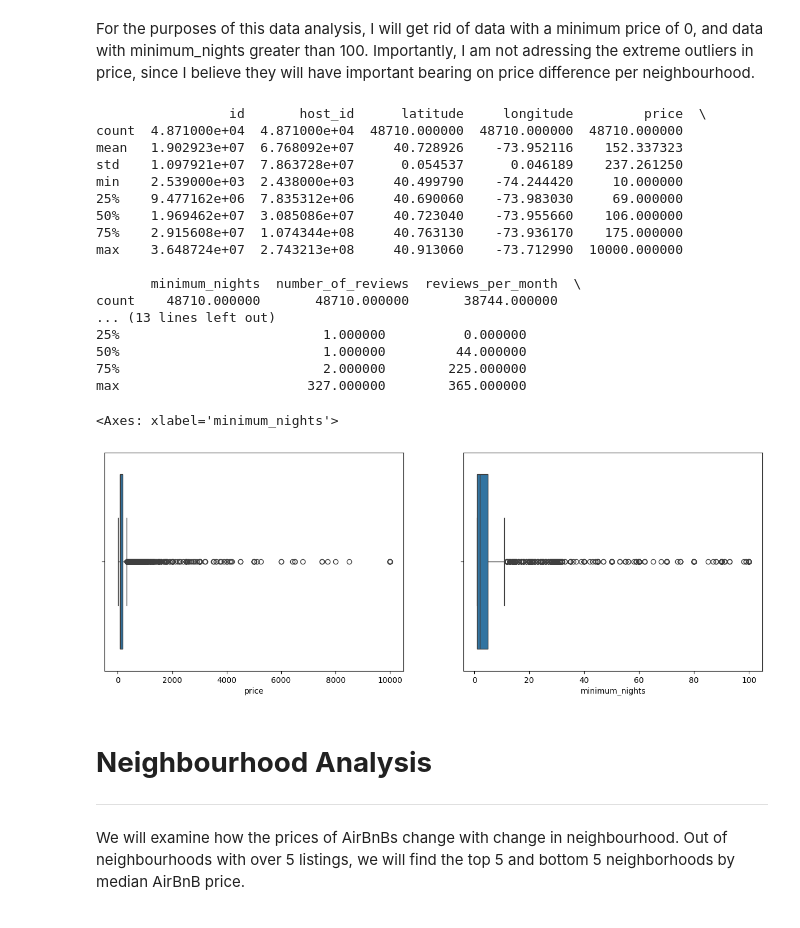
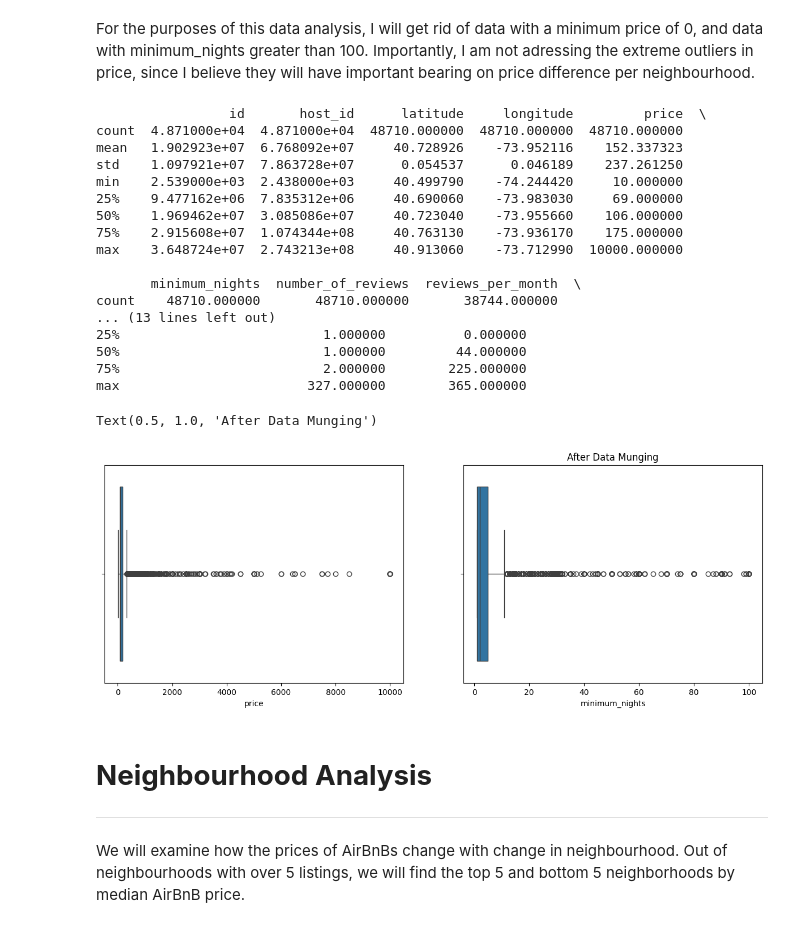
Before and after one commit to Krzyker/DataScienceColabs, a Jupyter notebook: cse351_hw3_brachowski_krzysztof_116565000.ipynb, the cells around one changed output. Saved outputs shown, nothing was run; the diff lists cells and outputs as text; code cells hidden in the pictures.

```diff
--- a/cse351_hw3_brachowski_krzysztof_116565000.ipynb
+++ b/cse351_hw3_brachowski_krzysztof_116565000.ipynb
@@ -43,33 +44,34 @@ For the purposes of this data analysis, I will get rid of data with a minimum pr
 # %%
 data = data[data['price'] > 0]
 data = data[data['minimum_nights'] <= 100]
 data.reset_index() # brings back sequential indexing by patching holes
 
 #re-displaying
 print(data.describe())
 fig, axes = plt.subplots(1, 2, figsize = (15,5))
 sns.boxplot(x=data['price'], ax = axes[0])
 sns.boxplot(x=data['minimum_nights'], ax = axes[1])
+plt.title("After Data Munging")
 # %% [output]
                  id       host_id      latitude     longitude         price  \
 count  4.871000e+04  4.871000e+04  48710.000000  48710.000000  48710.000000
 mean   1.902923e+07  6.768092e+07     40.728926    -73.952116    152.337323
 std    1.097921e+07  7.863728e+07      0.054537      0.046189    237.261250
 min    2.539000e+03  2.438000e+03     40.499790    -74.244420     10.000000
 25%    9.477162e+06  7.835312e+06     40.690060    -73.983030     69.000000
 50%    1.969462e+07  3.085086e+07     40.723040    -73.955660    106.000000
 75%    2.915608e+07  1.074344e+08     40.763130    -73.936170    175.000000
 max    3.648724e+07  2.743213e+08     40.913060    -73.712990  10000.000000
 
        minimum_nights  number_of_reviews  reviews_per_month  \
 count    48710.000000       48710.000000       38744.000000
 ... (13 lines left out)
 25%                          1.000000          0.000000
 50%                          1.000000         44.000000
 75%                          2.000000        225.000000
 max                        327.000000        365.000000
-<Axes: xlabel='minimum_nights'>
+Text(0.5, 1.0, 'After Data Munging')
-[figure, old version]
+[figure, new version]
 # %% [markdown]
 # **Neighbourhood Analysis**
 ---
```
Also changed, not shown: parts of 15 cells of this notebook.
